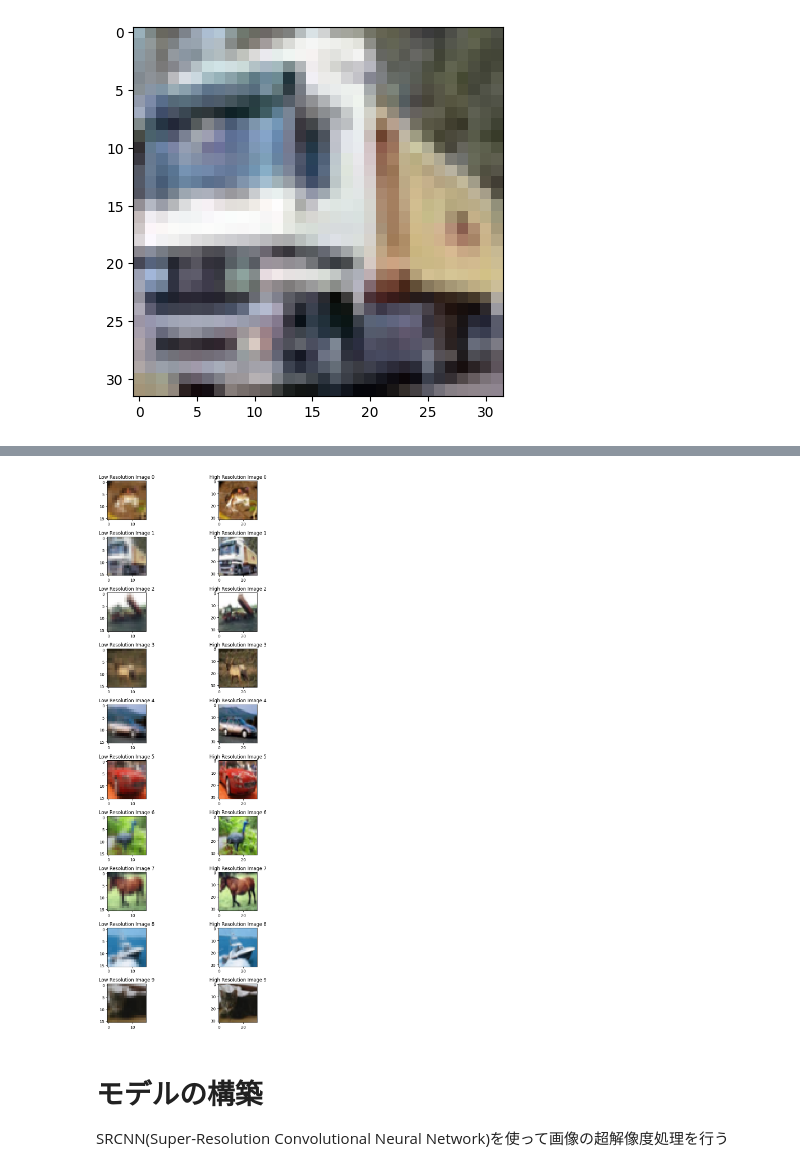
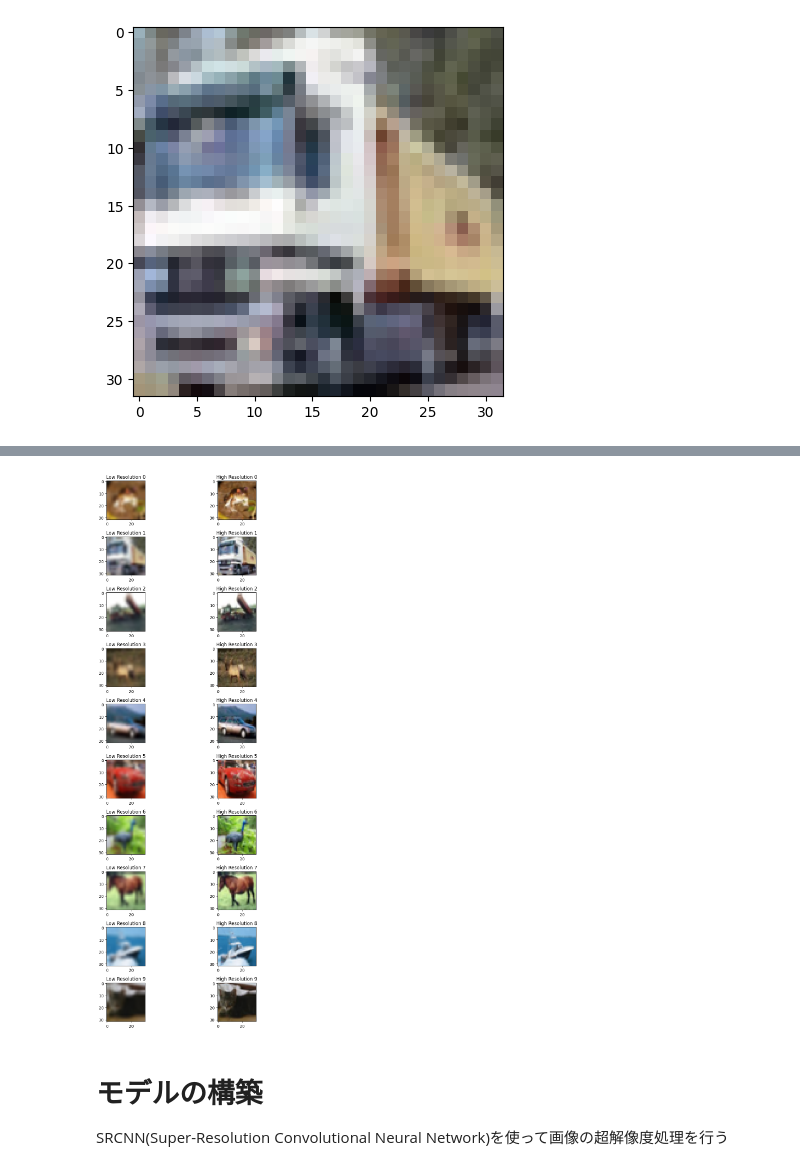
Before and after one commit to m10k1/ml-learn, a Jupyter notebook: ObjectDetection.ipynb, the cells around one changed output, grey strips where cells are left out. Cells and saved outputs as stored; diff of their text form; code cells hidden in the pictures.

```diff
--- a/ObjectDetection.ipynb
+++ b/ObjectDetection.ipynb
@@ -82,10 +82,12 @@ Class name : truck
 ## 低解像度の画像を作成する
 # %%
 from torchvision.transforms.functional import resize
+from torchvision.transforms.functional import InterpolationMode
 
+# リサイズで小さくしてからサイズを戻して解像度を落とす
 def downsample_image(image, scale_factor):
   low_res = resize(image, [image.shape[1] // scale_factor, image.shape[2] // scale_factor])
-  low_res = resize(low_res, [low_res.shape[1] * scale_factor, image.shape[2] * 2 ], interpolation="bicubic")
+  low_res = resize(low_res, [low_res.shape[1] * scale_factor, low_res.shape[2] * scale_factor ], interpolation=InterpolationMode.BICUBIC)
   return low_res
 
 # 低解像度画像と高解像度画像のペアを作成
@@ -107,9 +109,9 @@ fig, axes = plt.subplots(nrows=len(low_res_images), ncols=2, figsize=(10, 20))
 
 for i in range(len(low_res_images)):
   axes[i, 0].imshow(low_res_images[i].permute(1, 2, 0))
-  axes[i, 0].set_title(f"低解像度 {i}")
+  axes[i, 0].set_title(f"Low Resolution {i}")
   axes[i, 1].imshow(high_res_images[i].permute(1, 2, 0))
-  axes[i, 1].set_title(f"高解像度 {i}")
+  axes[i, 1].set_title(f"High Resolution {i}")
 
 plt.tight_layout()
 plt.show()
@@ -117,4 +120,4 @@ plt.show()
-[figure, old version]
+[figure, new version]
 # %% [markdown]
 # モデルの構築
 SRCNN(Super-Resolution Convolutional Neural Network)を使って画像の超解像度処理を行う
```
Also changed, not shown: parts of 5 cells of this notebook.
